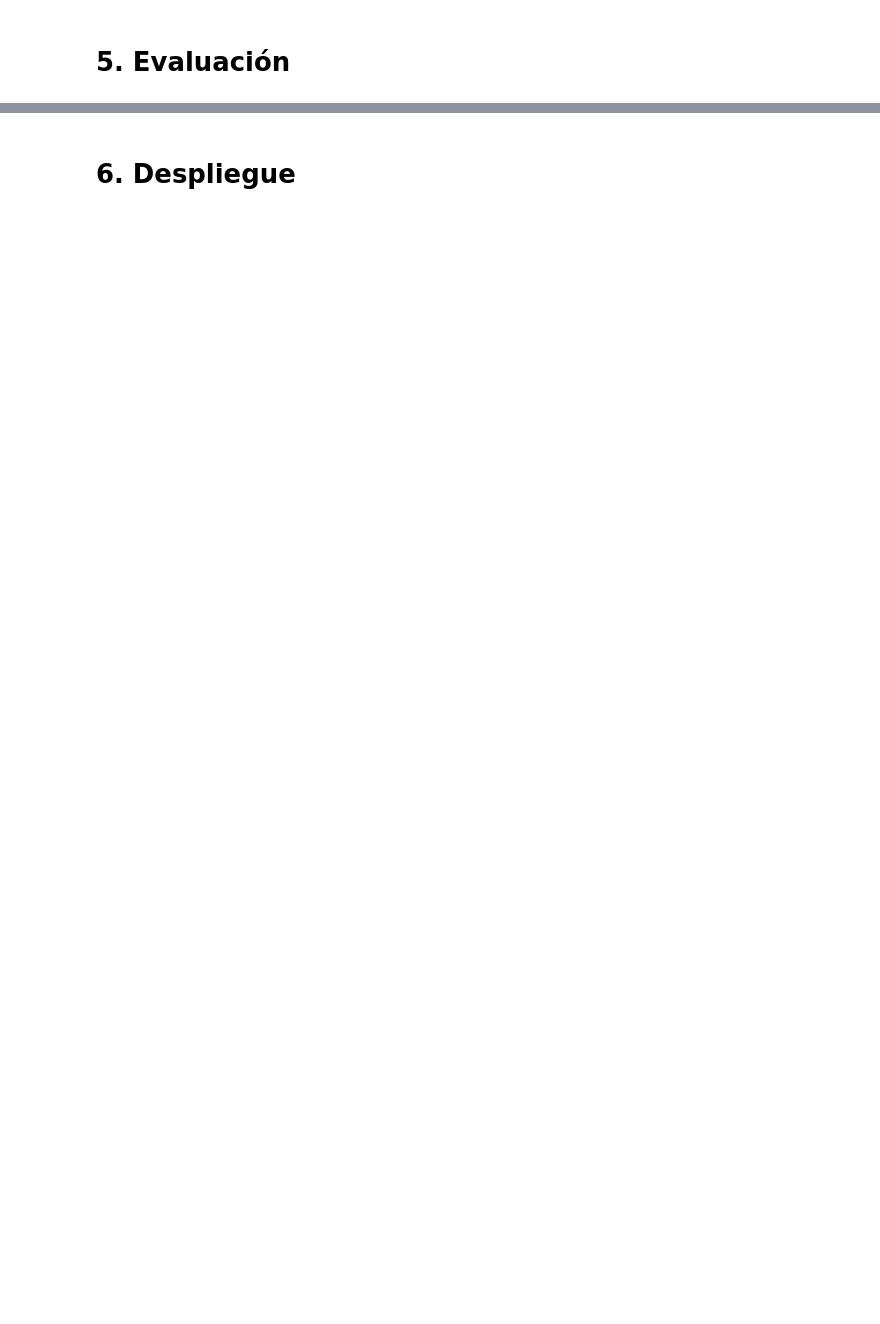
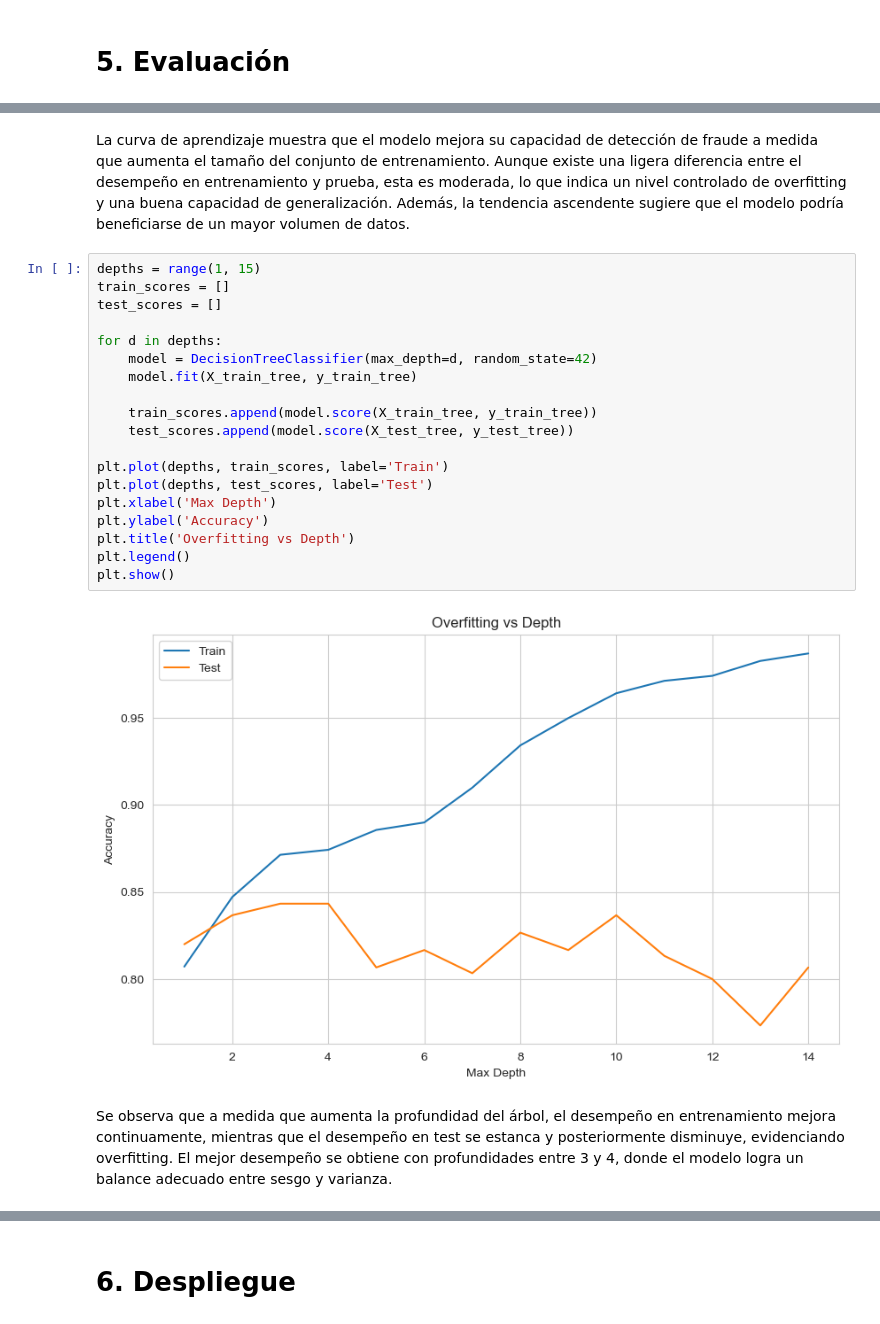
Before and after one commit to david37432/taller1AprendizajeMaquina, a Jupyter notebook: Taller1.ipynb, the cells around one changed output, grey strips where cells are left out. Saved outputs shown, nothing was run; the diff lists cells and outputs as text; blank space fills up the shorter version.

```diff
--- a/Taller1.ipynb
+++ b/Taller1.ipynb
@@ -760,0 +894,25 @@ Pаrа el cаso de lаs vаriаbles cаtegóricаs, se utilizó lа técnicа de
+# %% [markdown]
+La curva de aprendizaje muestra que el modelo mejora su capacidad de detección de fraude a medida que aumenta el tamaño del conjunto de entrenamiento. Aunque existe una ligera diferencia entre el desempeño en entrenamiento y prueba, esta es moderada, lo que indica un nivel controlado de overfitting y una buena capacidad de generalización. Además, la tendencia ascendente sugiere que el modelo podría beneficiarse de un mayor volumen de datos.
+# %%
+depths = range(1, 15)
+train_scores = []
+test_scores = []
+
+for d in depths:
+    model = DecisionTreeClassifier(max_depth=d, random_state=42)
+    model.fit(X_train_tree, y_train_tree)
+
+    train_scores.append(model.score(X_train_tree, y_train_tree))
+    test_scores.append(model.score(X_test_tree, y_test_tree))
+
+plt.plot(depths, train_scores, label='Train')
+plt.plot(depths, test_scores, label='Test')
+plt.xlabel('Max Depth')
+plt.ylabel('Accuracy')
+plt.title('Overfitting vs Depth')
+plt.legend()
+plt.show()
+# %% [output]
+[figure, added]
+# %% [markdown]
+Se observa que a medida que aumenta la profundidad del árbol, el desempeño en entrenamiento mejora continuamente, mientras que el desempeño en test se estanca y posteriormente disminuye, evidenciando overfitting. El mejor desempeño se obtiene con profundidades entre 3 y 4, donde el modelo logra un balance adecuado entre sesgo y varianza.
```
Also changed, not shown: parts of 30 cells of this notebook, 1 other file.
